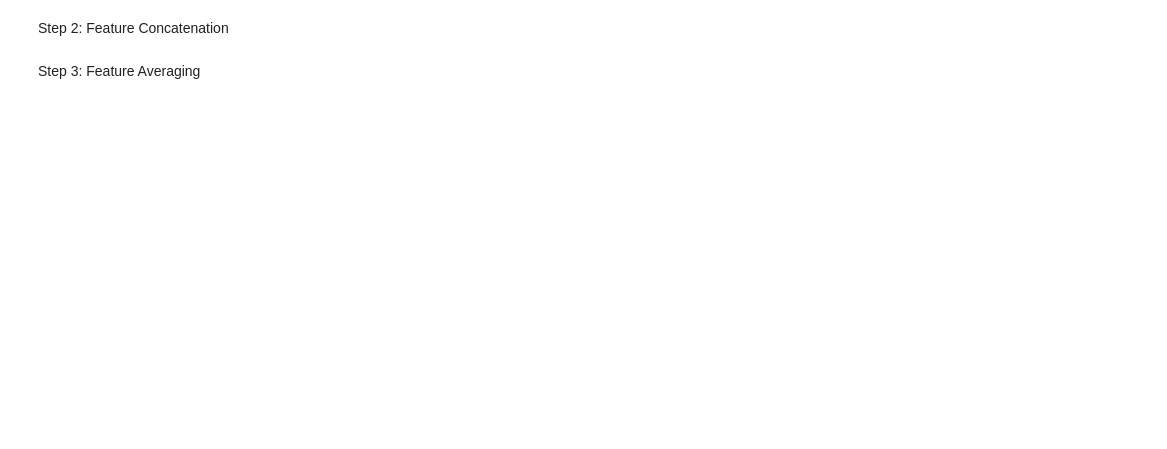
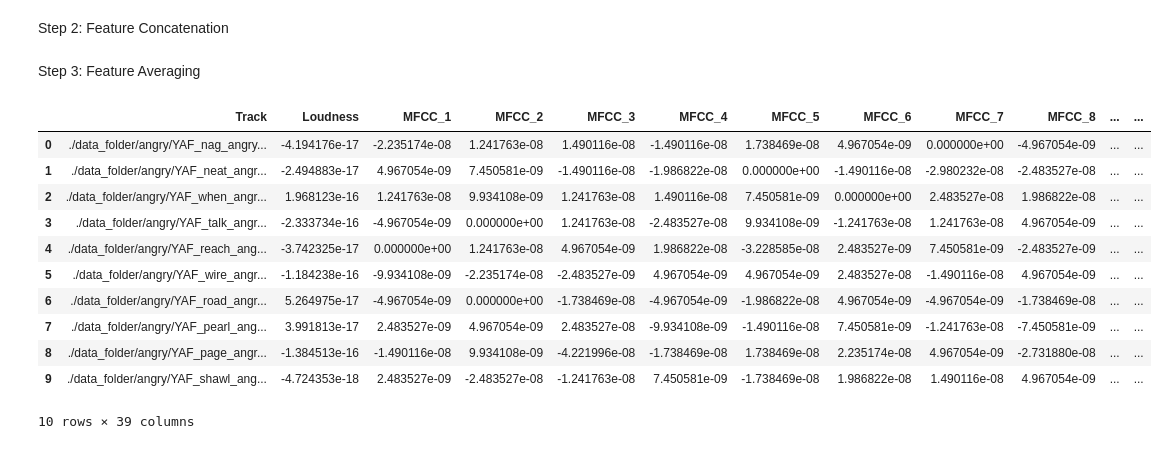
Before and after one commit to singh-maya/ML-Assignment-3, a Jupyter notebook: assignment-3.ipynb, the cells around one changed output. Cells and saved outputs as stored; diff of their text form; code cells hidden in the pictures; blank space fills up the shorter version.

```diff
--- a/assignment-3.ipynb
+++ b/assignment-3.ipynb
@@ -194,2 +201,16 @@ df_angry_training.head(10)
 # %% [markdown]
 Step 1: Feature Matrix Scaling
+# %%
+df_angry_training = df_angry_training.applymap(lambda x: scale_array(x))
+df_angry_test = df_angry_test.applymap(lambda x: scale_array(x))
+
+df_happy_training = df_happy_training.applymap(lambda x: scale_array(x))
+df_happy_test = df_happy_test.applymap(lambda x: scale_array(x))
+
+df_sad_training = df_sad_training.applymap(lambda x: scale_array(x))
+df_sad_test = df_sad_test.applymap(lambda x: scale_array(x))
+
+df_fear_training = df_fear_training.applymap(lambda x: scale_array(x))
+df_fear_test = df_fear_test.applymap(lambda x: scale_array(x))
+
+df_angry_training.head(10)
@@ -197,3 +231,30 @@ Step 1: Feature Matrix Scaling
 Step 2: Feature Concatenation
 # %% [markdown]
 Step 3: Feature Averaging
+# %%
+df_angry_training = df_angry_training.applymap(lambda x: avg_array(x))
+df_angry_test = df_angry_test.applymap(lambda x: avg_array(x))
+
+df_happy_training = df_happy_training.applymap(lambda x: avg_array(x))
+df_happy_test = df_happy_test.applymap(lambda x: avg_array(x))
+
+df_sad_training = df_sad_training.applymap(lambda x: avg_array(x))
+df_sad_test = df_sad_test.applymap(lambda x: avg_array(x))
+
+df_fear_training = df_fear_training.applymap(lambda x: avg_array(x))
+df_fear_test = df_fear_test.applymap(lambda x: avg_array(x))
+
+df_angry_training.head(10)
+# %% [output]
+|  | Track | Loudness | MFCC_1 | MFCC_2 | MFCC_3 | MFCC_4 | MFCC_5 | MFCC_6 | MFCC_7 | MFCC_8 | ... | ... |
+| 0 | ./data_folder/angry/YAF_nag_angry... | -4.194176e-17 | -2.235174e-08 | 1.241763e-08 | 1.490116e-08 | -1.490116e-08 | 1.738469e-08 | 4.967054e-09 | 0.000000e+00 | -4.967054e-09 | ... | ... |
+| 1 | ./data_folder/angry/YAF_neat_angr... | -2.494883e-17 | 4.967054e-09 | 7.450581e-09 | -1.490116e-08 | -1.986822e-08 | 0.000000e+00 | -1.490116e-08 | -2.980232e-08 | -2.483527e-08 | ... | ... |
+| 2 | ./data_folder/angry/YAF_when_angr... | 1.968123e-16 | 1.241763e-08 | 9.934108e-09 | 1.241763e-08 | 1.490116e-08 | 7.450581e-09 | 0.000000e+00 | 2.483527e-08 | 1.986822e-08 | ... | ... |
+| 3 | ./data_folder/angry/YAF_talk_angr... | -2.333734e-16 | -4.967054e-09 | 0.000000e+00 | 1.241763e-08 | -2.483527e-08 | 9.934108e-09 | -1.241763e-08 | 1.241763e-08 | 4.967054e-09 | ... | ... |
+| 4 | ./data_folder/angry/YAF_reach_ang... | -3.742325e-17 | 0.000000e+00 | 1.241763e-08 | 4.967054e-09 | 1.986822e-08 | -3.228585e-08 | 2.483527e-09 | 7.450581e-09 | -2.483527e-09 | ... | ... |
+| 5 | ./data_folder/angry/YAF_wire_angr... | -1.184238e-16 | -9.934108e-09 | -2.235174e-08 | -2.483527e-09 | 4.967054e-09 | 4.967054e-09 | 2.483527e-08 | -1.490116e-08 | 4.967054e-09 | ... | ... |
+| 6 | ./data_folder/angry/YAF_road_angr... | 5.264975e-17 | -4.967054e-09 | 0.000000e+00 | -1.738469e-08 | -4.967054e-09 | -1.986822e-08 | 4.967054e-09 | -4.967054e-09 | -1.738469e-08 | ... | ... |
+| 7 | ./data_folder/angry/YAF_pearl_ang... | 3.991813e-17 | 2.483527e-09 | 4.967054e-09 | 2.483527e-08 | -9.934108e-09 | -1.490116e-08 | 7.450581e-09 | -1.241763e-08 | -7.450581e-09 | ... | ... |
+| 8 | ./data_folder/angry/YAF_page_angr... | -1.384513e-16 | -1.490116e-08 | 9.934108e-09 | -4.221996e-08 | -1.738469e-08 | 1.738469e-08 | 2.235174e-08 | 4.967054e-09 | -2.731880e-08 | ... | ... |
+| 9 | ./data_folder/angry/YAF_shawl_ang... | -4.724353e-18 | 2.483527e-09 | -2.483527e-08 | -1.241763e-08 | 7.450581e-09 | -1.738469e-08 | 1.986822e-08 | 1.490116e-08 | 4.967054e-09 | ... | ... |
+10 rows × 39 columns
```
Also changed, not shown: parts of 7 cells of this notebook, 3 other files.
